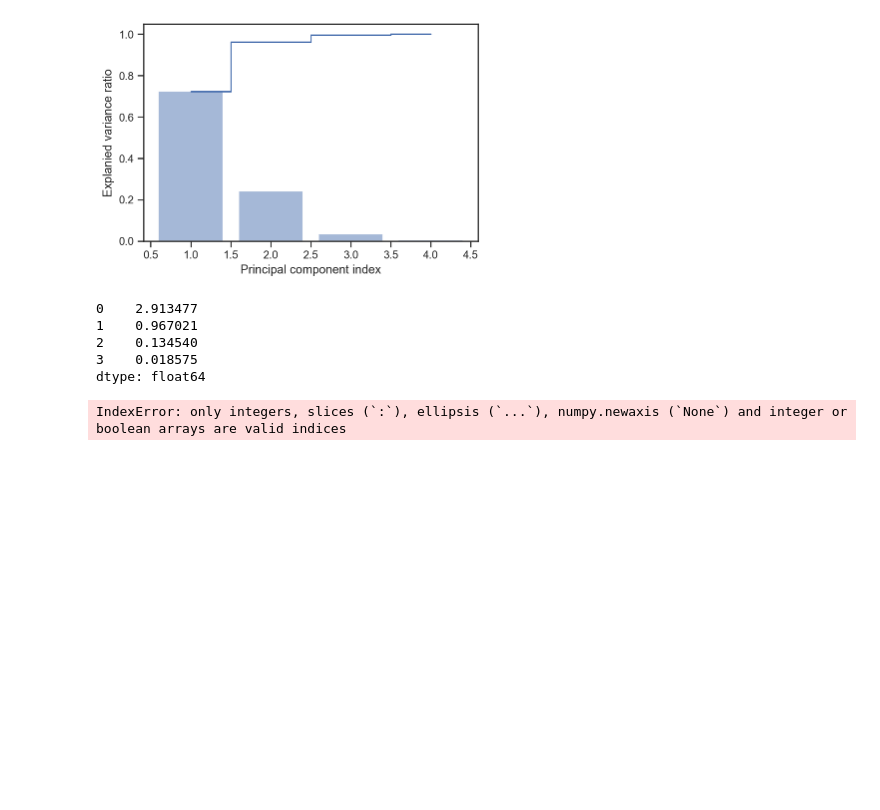
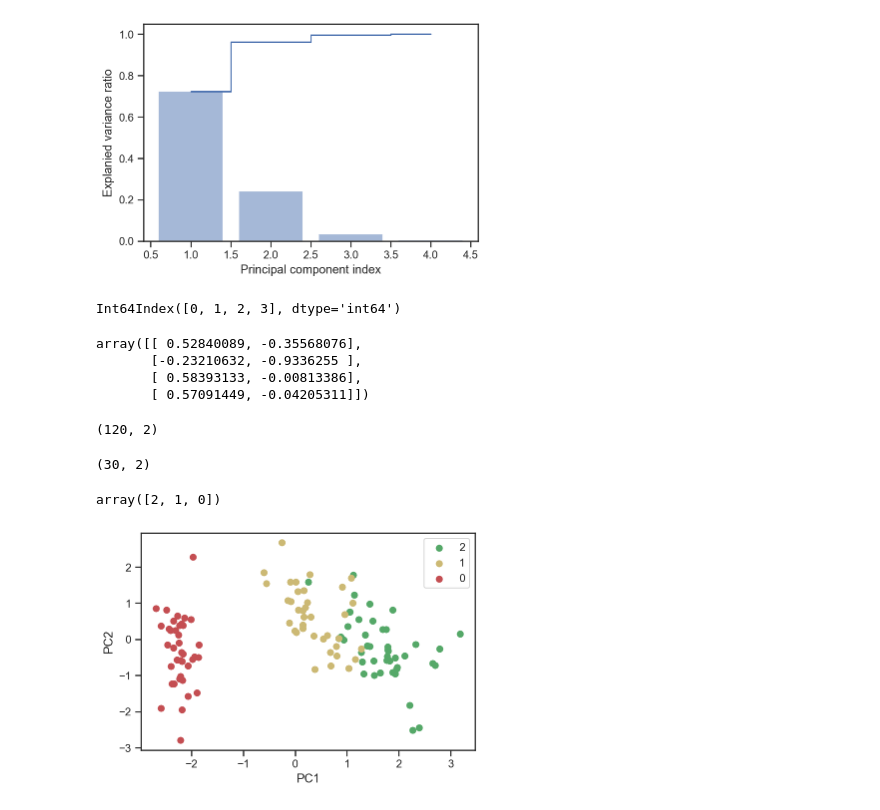
Before and after one commit to Islompulatov/strive_exer_ai_feb22, a Jupyter notebook: Chapter 02/05. PCA and LDA/01_IRIS_PCA.ipynb, the cells around one changed output. Saved outputs shown, nothing was run; the diff lists cells and outputs as text; code cells hidden in the pictures; blank space fills up the shorter version.

Commit message:
plotted pca
updated eigin values and eigin vectors  and plotted pca

```diff
--- a/Chapter 02/05. PCA and LDA/01_IRIS_PCA.ipynb
+++ b/Chapter 02/05. PCA and LDA/01_IRIS_PCA.ipynb
@@ -52,7 +32,7 @@ df_iris.columns = [col.replace("(cm)", "").strip() for col in df_iris.columns]
 # %%
 from sklearn.preprocessing import StandardScaler
 from sklearn.decomposition import PCA
-X,y = df_iris.iloc[:, :4], df_iris.iloc[:,4]
+X,y = df_iris.iloc[:, :4].values, df_iris.iloc[:,4].values
 scaler = StandardScaler()
 # transform data
 X_scaled = scaler.fit_transform(X)
@@ -287,15 +267,40 @@ plt.ylabel('Explanied variance ratio')
 Text(0, 0.5, 'Explanied variance ratio')
 [figure]
 # %%
-sorted_index = pd.Series(eigen_values).sort_values(ascending=False)
+sorted_index = pd.Series(eigen_values).sort_values(ascending=False).index
 sorted_index
 # %% [output]
-0    2.913477
-1    0.967021
-2    0.134540
-3    0.018575
-dtype: float64
+Int64Index([0, 1, 2, 3], dtype='int64')
 # %%
 W = eigen_vectors[:, sorted_index[:2]]
+W
 # %% [output]
-IndexError: only integers, slices (`:`), ellipsis (`...`), numpy.newaxis (`None`) and integer or boolean arrays are valid indices
+array([[ 0.52840089, -0.35568076],
+       [-0.23210632, -0.9336255 ],
+       [ 0.58393133, -0.00813386],
+       [ 0.57091449, -0.04205311]])
+# %%
+X_train_pca = X_train_scaled.dot(W)
+X_train_pca.shape
+# %% [output]
+(120, 2)
+# %%
+X_test_pca = X_test_scaled.dot(W)
+X_test_pca.shape
+# %% [output]
+(30, 2)
+# %%
+y_train.unique()
+# %% [output]
+array([2, 1, 0])
+# %%
+colors = ['g','y','r']
+for label, color in zip(y_train.unique(), colors):
+    plt.scatter(X_train_pca[y_train == label, 0],
+                X_train_pca[y_train == label, 1], c=color, label = label)
+plt.xlabel('PC1')
+plt.ylabel('PC2')
+plt.legend(loc = 'best')
+plt.show()
+# %% [output]
+[figure, added]
```
Also changed, not shown: parts of 3 cells of this notebook.
